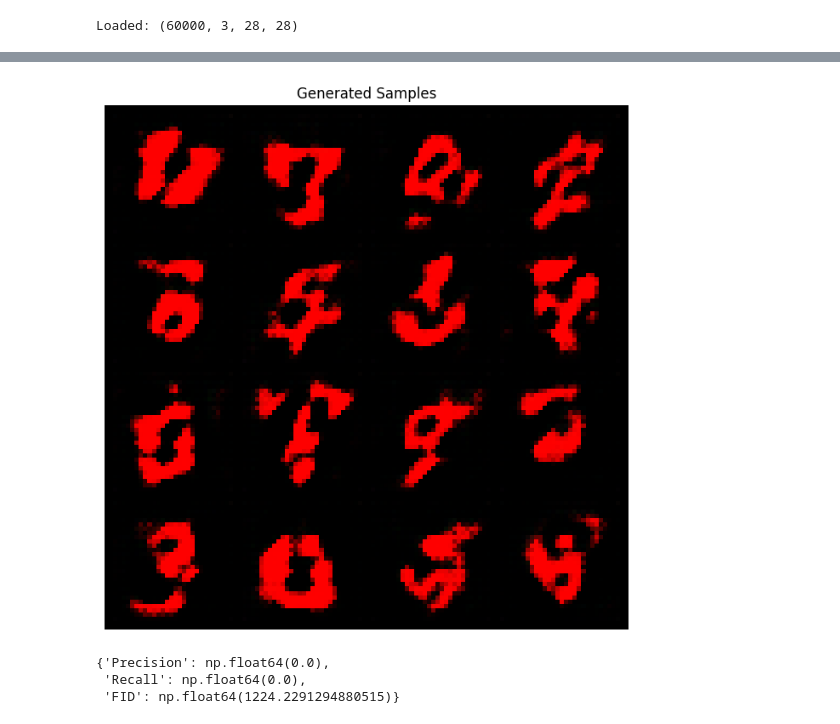
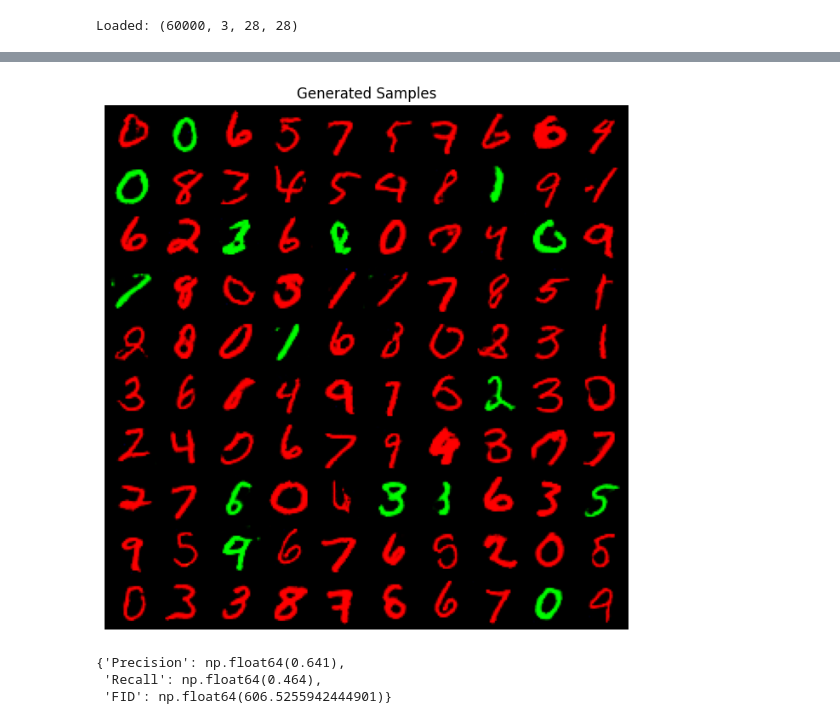
Before and after one commit to Sarptan/DiaGAN-Project, a Jupyter notebook: notebooks/DiaGAN_on_colored_MNIST.ipynb, the cells around one changed output, grey strips where cells are left out. Cells and saved outputs as stored; diff of their text form; code cells hidden in the pictures.

Commit message:
colored mnist  done

```diff
--- a/notebooks/DiaGAN_on_colored_MNIST.ipynb
+++ b/notebooks/DiaGAN_on_colored_MNIST.ipynb
@@ -504,19 +510,19 @@ trained_G = train_BasicGAN(
     n_epochs=100
 )
 # %%
-_ = plot_generated_colored_images(G, plot_it=True)
+_ = plot_generated_colored_images(G, num_images=100, plot_it=True)
 # %% [output]
-[figure, old version]
+[figure, new version]
 # %%
 gen_images = plot_generated_colored_images(G, num_images=1000, plot_it=False)
 # %%
 results = {}
-results["BasicGAN"] = evaluate_gan(gen_images, classifier=classifier, real_data=X_mnist[:1000], eps=0.4)
+results["BasicGAN"] = evaluate_gan(gen_images, classifier=classifier, real_data=X_mnist_05[:1000], eps=0.7)
 results["BasicGAN"]
 # %% [output]
-{'Precision': np.float64(0.0),
- 'Recall': np.float64(0.0),
- 'FID': np.float64(1224.2291294880515)}
+{'Precision': np.float64(0.641),
+ 'Recall': np.float64(0.464),
+ 'FID': np.float64(606.5255942444901)}
 # %%
 diaG = Generator(z_dim=100, img_channels=3)
 diaD = Discriminator(img_channels=3)
```
Also changed, not shown: parts of 6 cells of this notebook.
